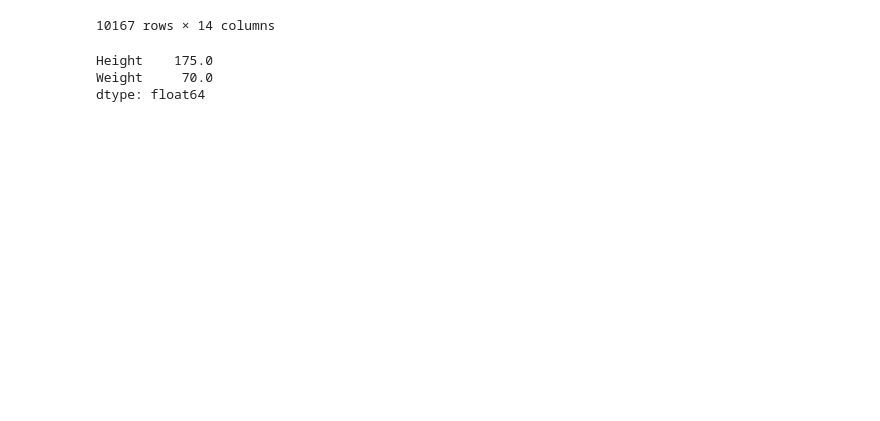
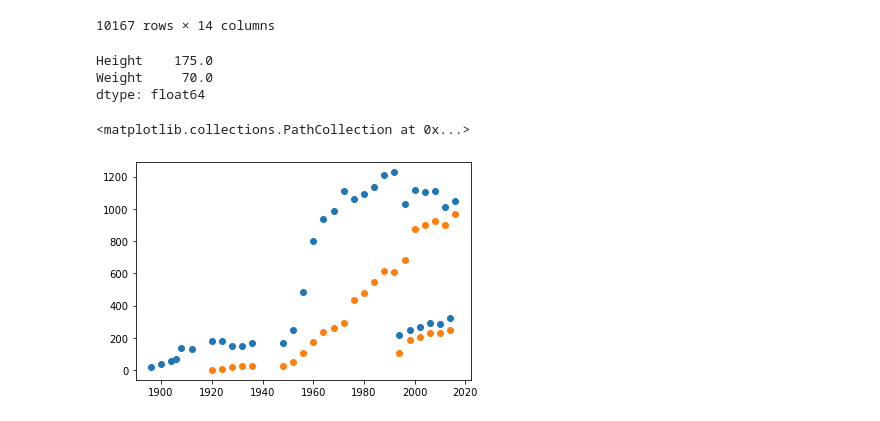
Before and after one commit to gleffad/data_approach_to_olympic_games, a Jupyter notebook: olympic_games_analysis.ipynb, the cells around one changed output. Drawn from its saved outputs; the diff is of its cells as text; code cells hidden in the pictures; blank space fills up the shorter version.

Commit message:
Représentation des medail des hommes et femmes en fonction du temps

```diff
--- a/olympic_games_analysis.ipynb
+++ b/olympic_games_analysis.ipynb
@@ -172,3 +172,16 @@ df_events[['Height', 'Weight']].median()
 Height    175.0
 Weight     70.0
 dtype: float64
+# %%
+# Représentation des medail des hommes et femmes
+dfH = df_events[(df_events['Medal'] != "No Medal") & (df_events['Sex'] == "M")][['Year', 'Medal']]
+dfH = dfH.groupby(['Year']).count()
+
+dfF = df_events[(df_events['Medal'] != "No Medal") & (df_events['Sex'] == "F")][['Year', 'Medal']]
+dfF = dfF.groupby(['Year']).count()
+
+plt.scatter(dfH.index, dfH['Medal'])
+plt.scatter(dfF.index, dfF['Medal'])
+# %% [output]
+<matplotlib.collections.PathCollection at 0x...>
+[figure, added]
```
